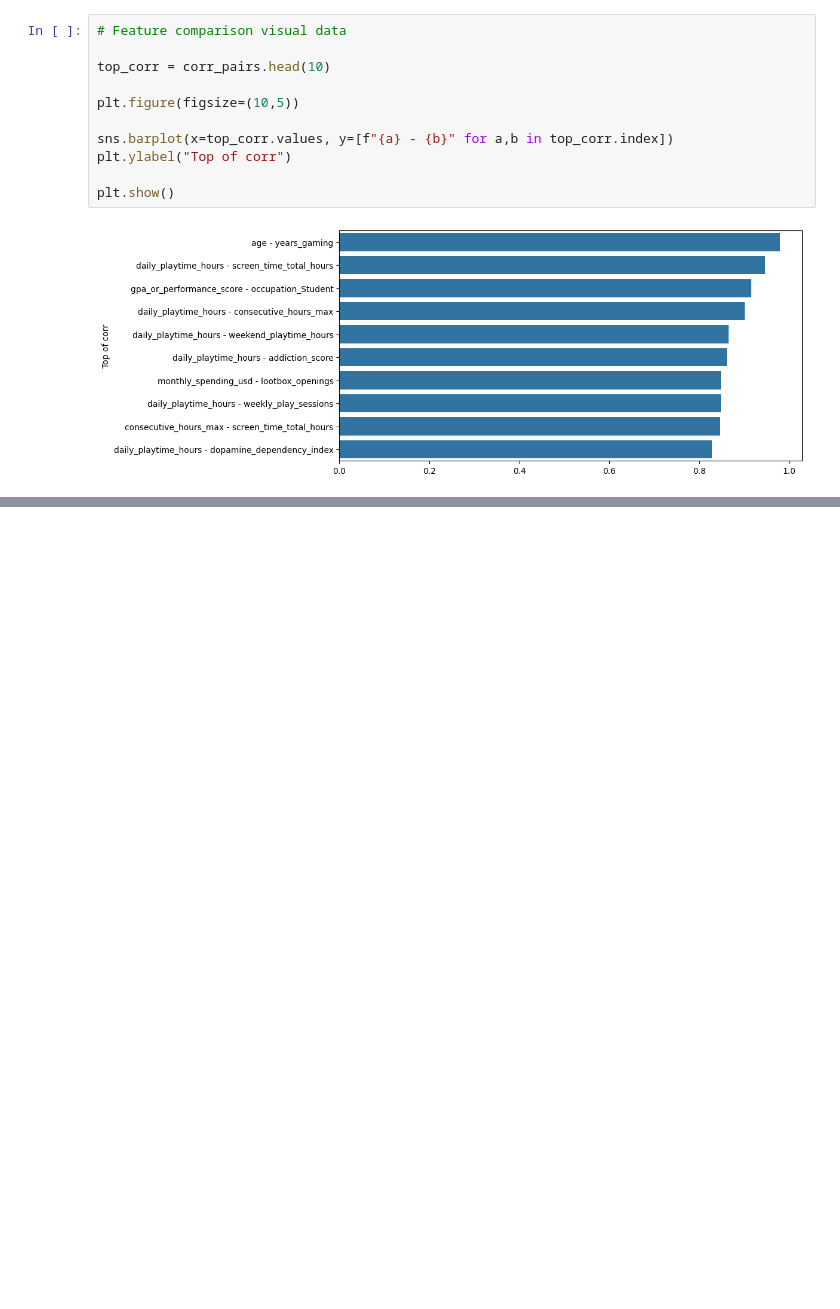
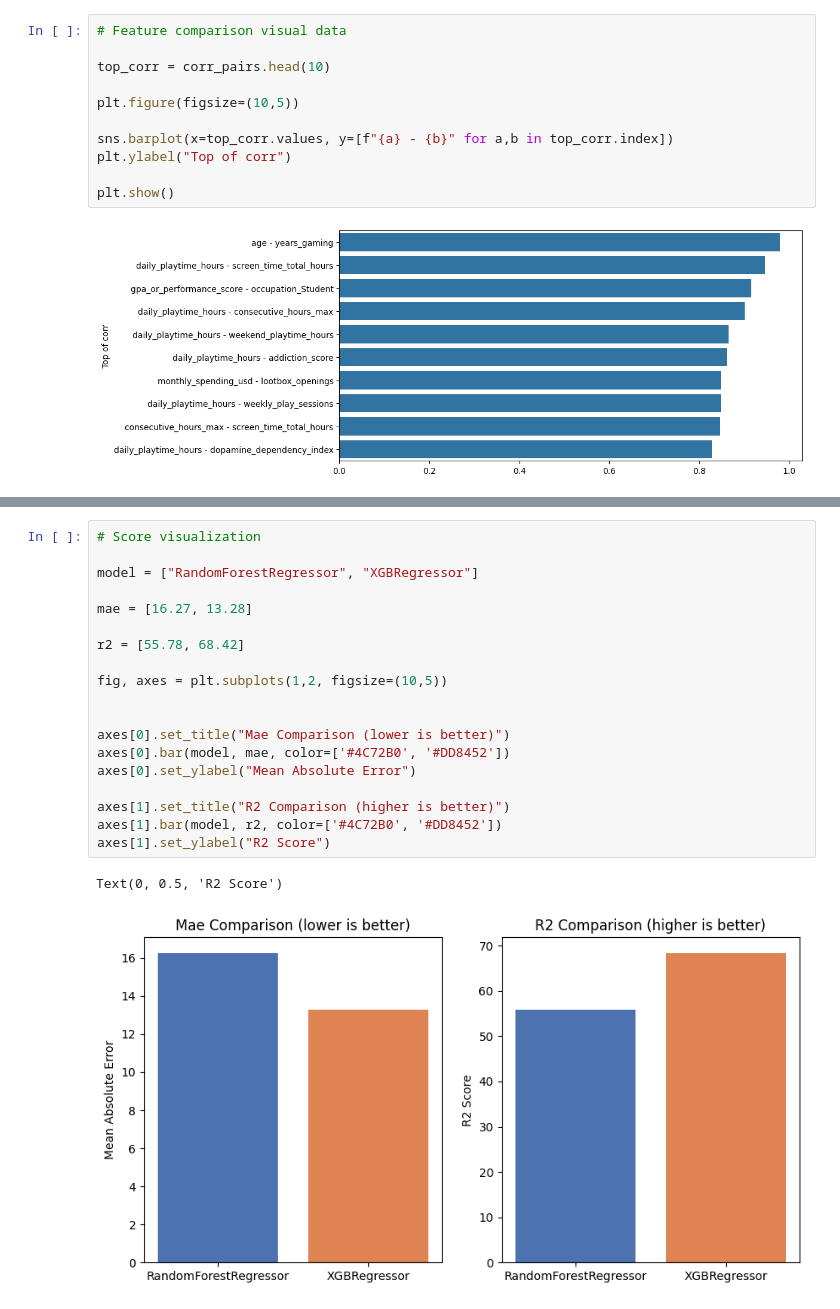
Before and after one commit to tiopramana/machine_learning, a Jupyter notebook: Project/Gaming_addiction/main.ipynb, the cells around one changed output, grey strips where cells are left out. Saved outputs shown, nothing was run; the diff lists cells and outputs as text; blank space fills up the shorter version.

```diff
--- a/Project/Gaming_addiction/main.ipynb
+++ b/Project/Gaming_addiction/main.ipynb
@@ -323,0 +380,22 @@ plt.show()
+# %%
+# Score visualization
+
+model = ["RandomForestRegressor", "XGBRegressor"]
+
+mae = [16.27, 13.28]
+
+r2 = [55.78, 68.42]
+
+fig, axes = plt.subplots(1,2, figsize=(10,5))
+
+
+axes[0].set_title("Mae Comparison (lower is better)")
+axes[0].bar(model, mae, color=['#4C72B0', '#DD8452'])
+axes[0].set_ylabel("Mean Absolute Error")
+
+axes[1].set_title("R2 Comparison (higher is better)")
+axes[1].bar(model, r2, color=['#4C72B0', '#DD8452'])
+axes[1].set_ylabel("R2 Score")
+# %% [output]
+Text(0, 0.5, 'R2 Score')
+[figure, added]
```
Also changed, not shown: parts of 13 cells of this notebook, 1 other file.
